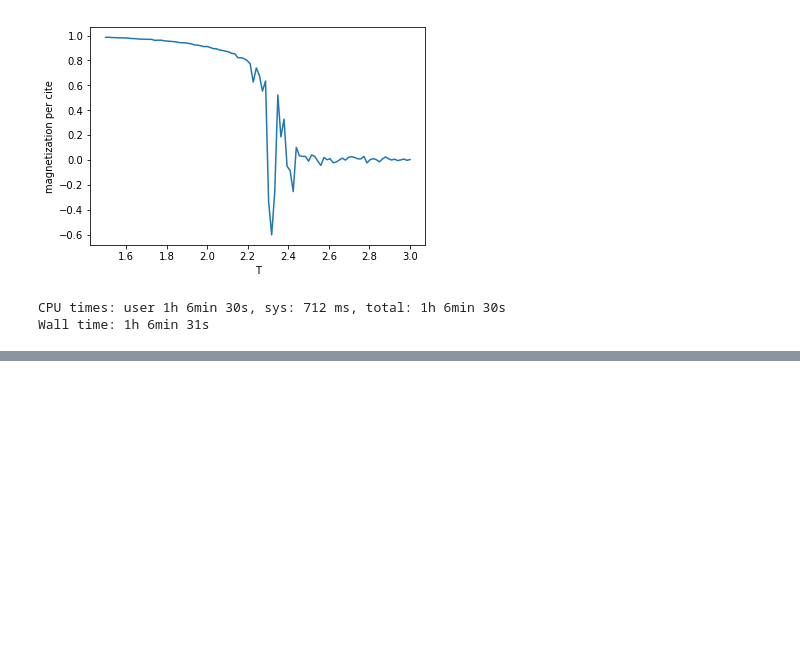
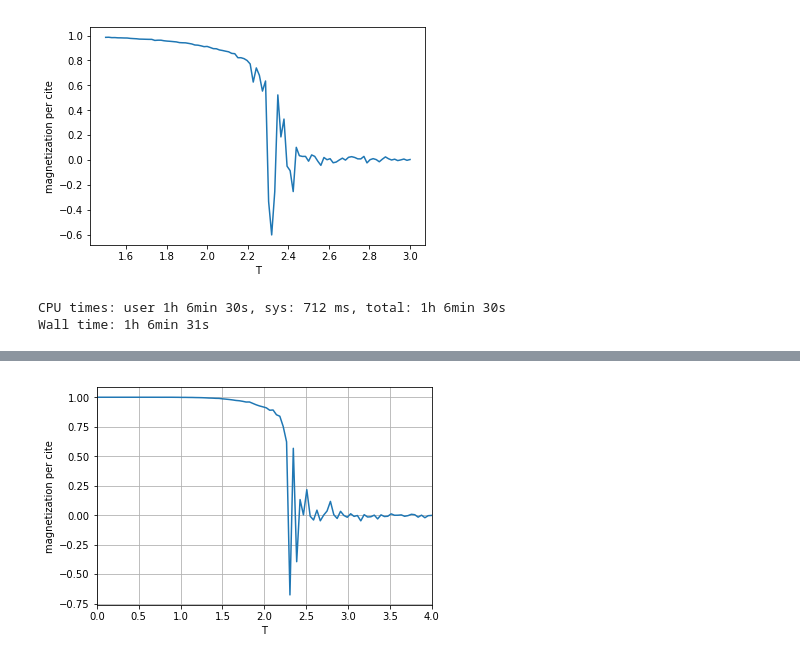
Before and after one commit to kumasaburou/num2019, a Jupyter notebook: src/Ising_MC/Ising2d_MC.ipynb, the cells around one changed output, grey strips where cells are left out. Saved outputs shown, nothing was run; the diff lists cells and outputs as text; code cells hidden in the pictures; blank space fills up the shorter version.

```diff
--- a/src/Ising_MC/Ising2d_MC.ipynb
+++ b/src/Ising_MC/Ising2d_MC.ipynb
@@ -162,0 +165,5 @@ Wall time: 1h 6min 31s
+# %%
+%%time
+magnetization_plot(16, 0.01, 4.0, 1.0, 0.0)
+# %% [output]
+[figure, added]
```
Also changed, not shown: parts of 6 cells of this notebook.
